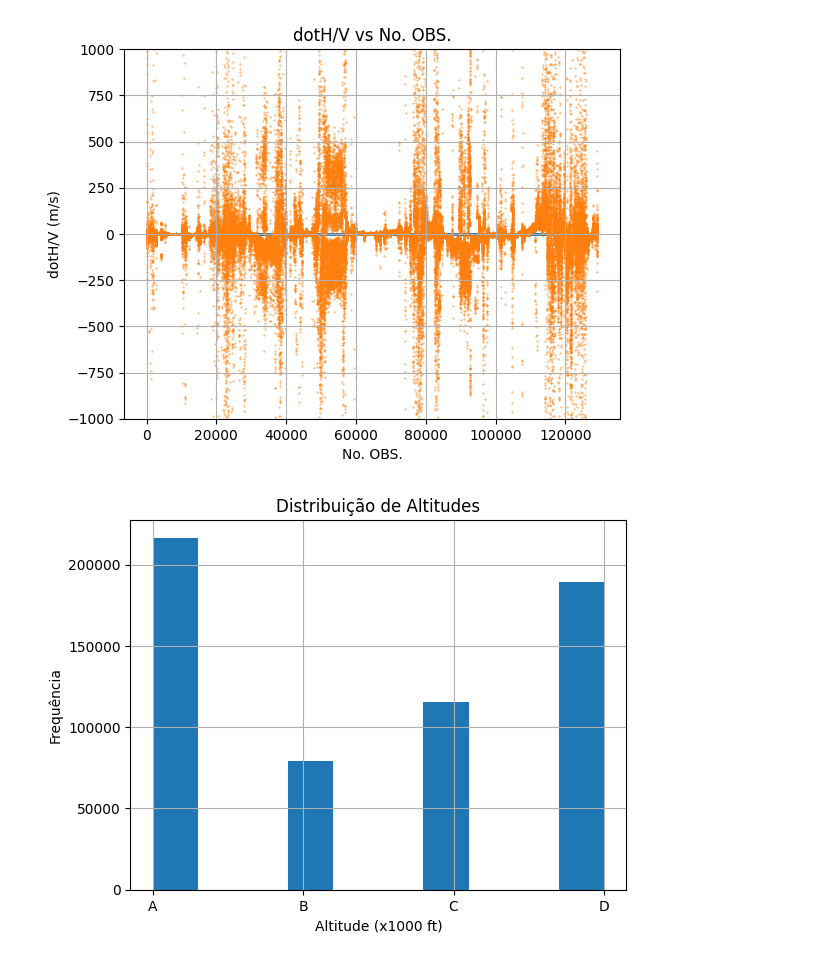
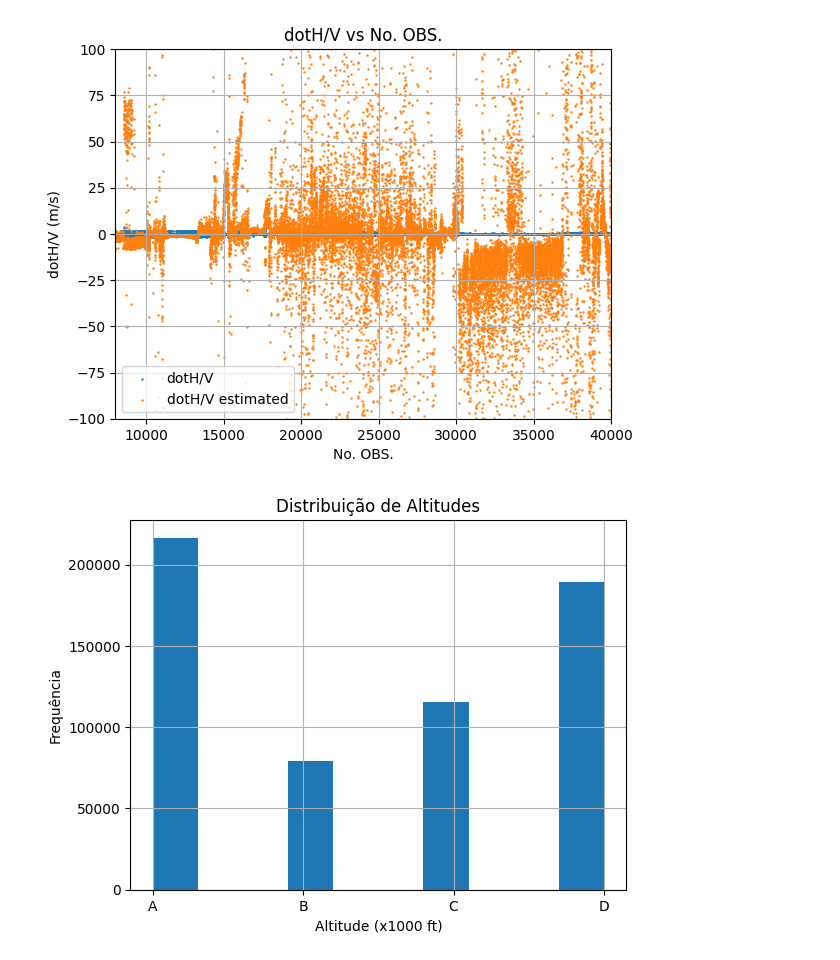
Before and after one commit to ymarcal/PMG, a Jupyter notebook: scriptPMG_refactored.ipynb, the cells around one changed output. Cells and saved outputs as stored; diff of their text form; code cells hidden in the pictures.

```diff
--- a/scriptPMG_refactored.ipynb
+++ b/scriptPMG_refactored.ipynb
@@ -213,19 +352,20 @@ df[['T', 'D', 'L', 'W']].head()
 # %%
 df['dotH_over_V'] = np.gradient(df['Z'].to_numpy(), df['TEMPO_SAD'].to_numpy()) / (df['Va'].to_numpy()/1.94384)
 
-df['dotH_over_V_estimated'] = (df['T']-df['D'])/(df['W']/4.44822)
+df['dotH_over_V_estimated'] = (df['Tn']-df['D'])/(df['W']/4.44822)
 # %%
-plt.scatter(df.loc[df['filename'] == '039_2013_VIN_FND']['No_OBS'], df.loc[df['filename'] == '039_2013_VIN_FND']['dotH_over_V'], s=0.1)
-plt.scatter(df.loc[df['filename'] == '039_2013_VIN_FND']['No_OBS'], df.loc[df['filename'] == '039_2013_VIN_FND']['dotH_over_V_estimated'], s=0.1)
+plt.scatter(df.loc[df['filename'] == '039_2013_VIN_FND']['No_OBS'], df.loc[df['filename'] == '039_2013_VIN_FND']['dotH_over_V'], s=0.5, label='dotH/V')
+plt.scatter(df.loc[df['filename'] == '039_2013_VIN_FND']['No_OBS'], df.loc[df['filename'] == '039_2013_VIN_FND']['dotH_over_V_estimated'], s=0.5, label='dotH/V estimated')
 plt.grid()
 plt.xlabel('No. OBS.')
 plt.ylabel('dotH/V (m/s)')
 plt.title('dotH/V vs No. OBS.')
-# plt.xlim(36800, 37200)
-plt.ylim(-1000, 1000)
+plt.xlim(8000, 40000)
+plt.ylim(-100, 100)
+plt.legend()
 plt.show()
 # %% [output]
-[figure, old version]
+[figure, new version]
 # %%
 plt.hist(df['faixa_altitude'])
 plt.xlabel('Altitude (x1000 ft)')
```
Also changed, not shown: parts of 3 cells of this notebook.
